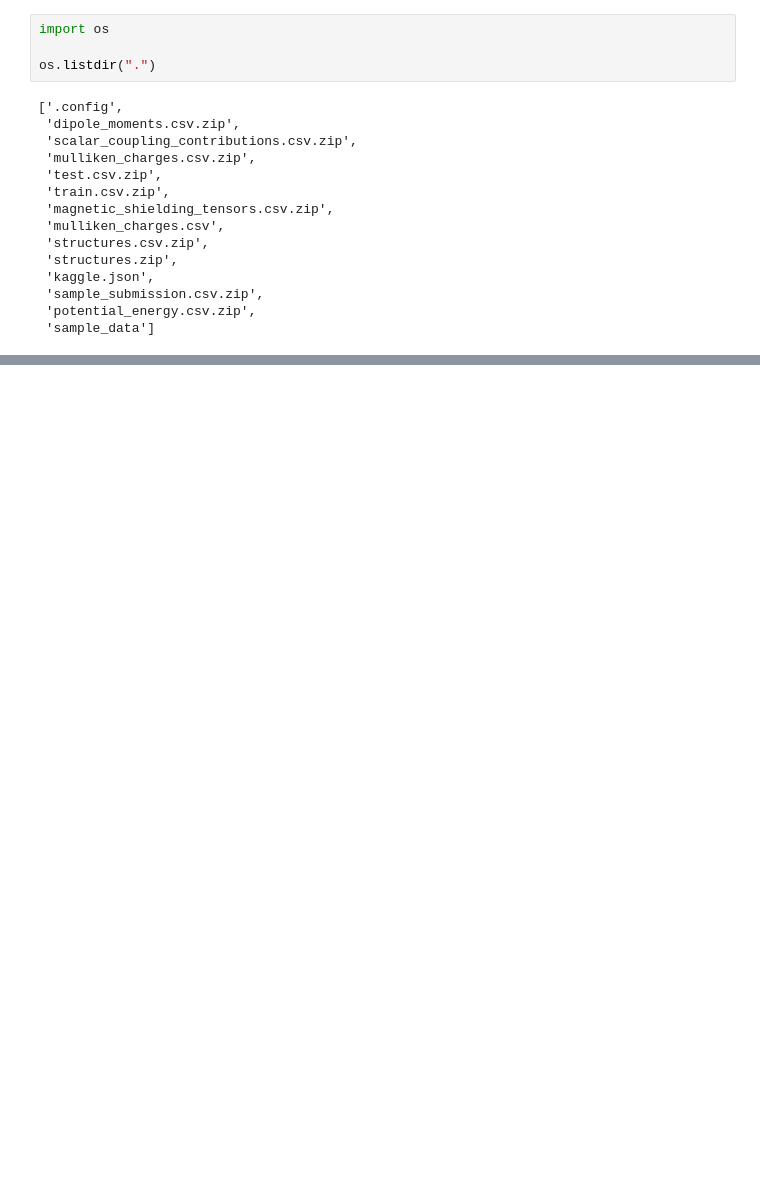
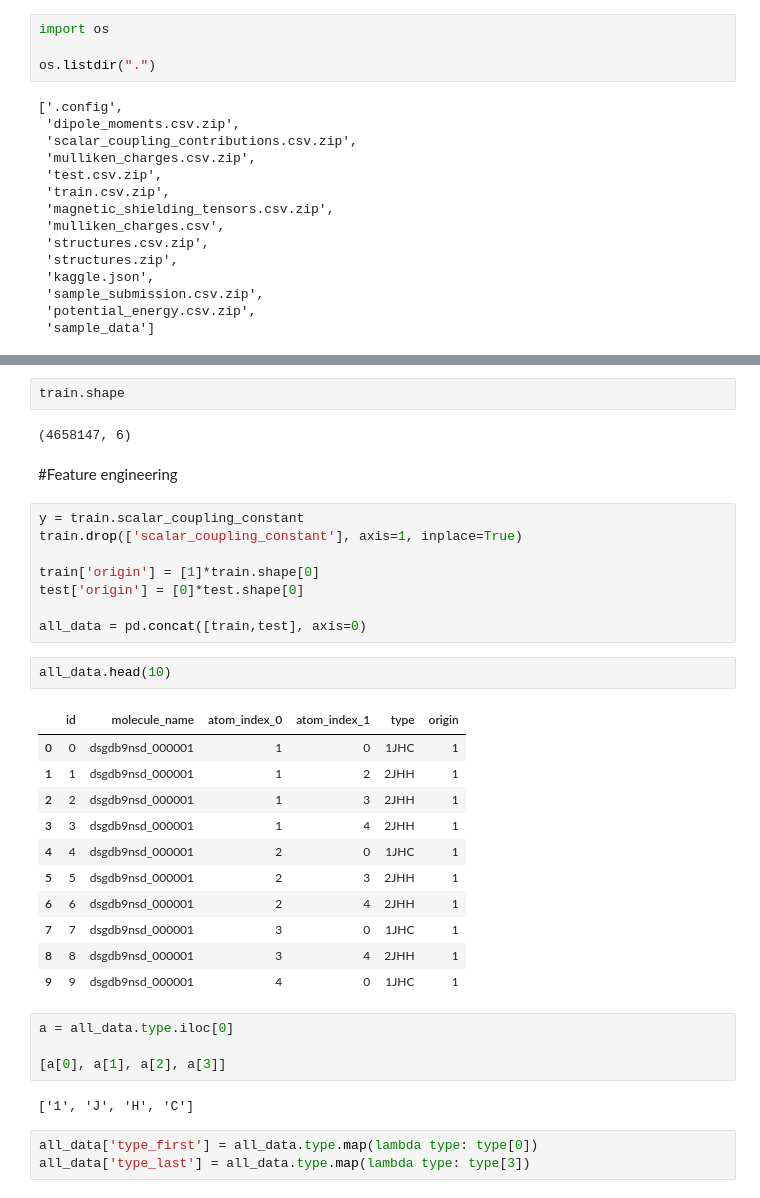
Before and after one commit to BenoCharlo/Molecular_prop, a Jupyter notebook: Molecular_properties.ipynb, the cells around one changed output, grey strips where cells are left out. Saved outputs shown, nothing was run; the diff lists cells and outputs as text; blank space fills up the shorter version.

```diff
--- a/Molecular_properties.ipynb
+++ b/Molecular_properties.ipynb
@@ -93,0 +125,37 @@ mulliken_charges.head()
+# %%
+train.shape
+# %% [output]
+(4658147, 6)
+# %% [markdown]
+#Feature engineering
+# %%
+y = train.scalar_coupling_constant
+train.drop(['scalar_coupling_constant'], axis=1, inplace=True)
+
+train['origin'] = [1]*train.shape[0]
+test['origin'] = [0]*test.shape[0]
+
+all_data = pd.concat([train,test], axis=0)
+# %%
+all_data.head(10)
+# %% [output]
+|  | id | molecule_name | atom_index_0 | atom_index_1 | type | origin |
+| 0 | 0 | dsgdb9nsd_000001 | 1 | 0 | 1JHC | 1 |
+| 1 | 1 | dsgdb9nsd_000001 | 1 | 2 | 2JHH | 1 |
+| 2 | 2 | dsgdb9nsd_000001 | 1 | 3 | 2JHH | 1 |
+| 3 | 3 | dsgdb9nsd_000001 | 1 | 4 | 2JHH | 1 |
+| 4 | 4 | dsgdb9nsd_000001 | 2 | 0 | 1JHC | 1 |
+| 5 | 5 | dsgdb9nsd_000001 | 2 | 3 | 2JHH | 1 |
+| 6 | 6 | dsgdb9nsd_000001 | 2 | 4 | 2JHH | 1 |
+| 7 | 7 | dsgdb9nsd_000001 | 3 | 0 | 1JHC | 1 |
+| 8 | 8 | dsgdb9nsd_000001 | 3 | 4 | 2JHH | 1 |
+| 9 | 9 | dsgdb9nsd_000001 | 4 | 0 | 1JHC | 1 |
+# %%
+a = all_data.type.iloc[0]
+
+[a[0], a[1], a[2], a[3]]
+# %% [output]
+['1', 'J', 'H', 'C']
+# %%
+all_data['type_first'] = all_data.type.map(lambda type: type[0])
+all_data['type_last'] = all_data.type.map(lambda type: type[3])
```
Also changed, not shown: parts of 12 cells of this notebook.
